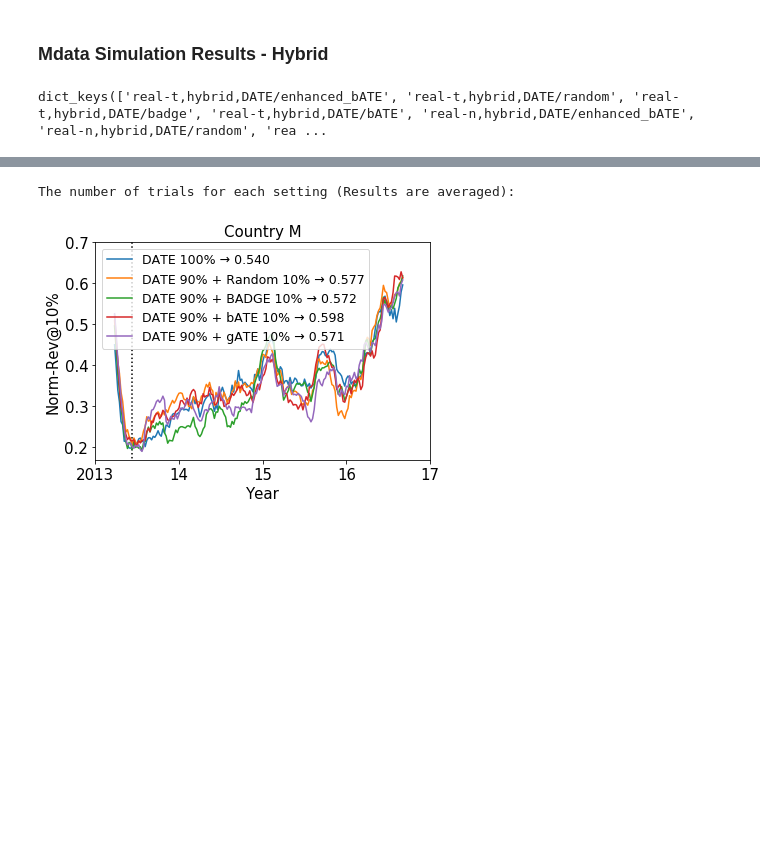
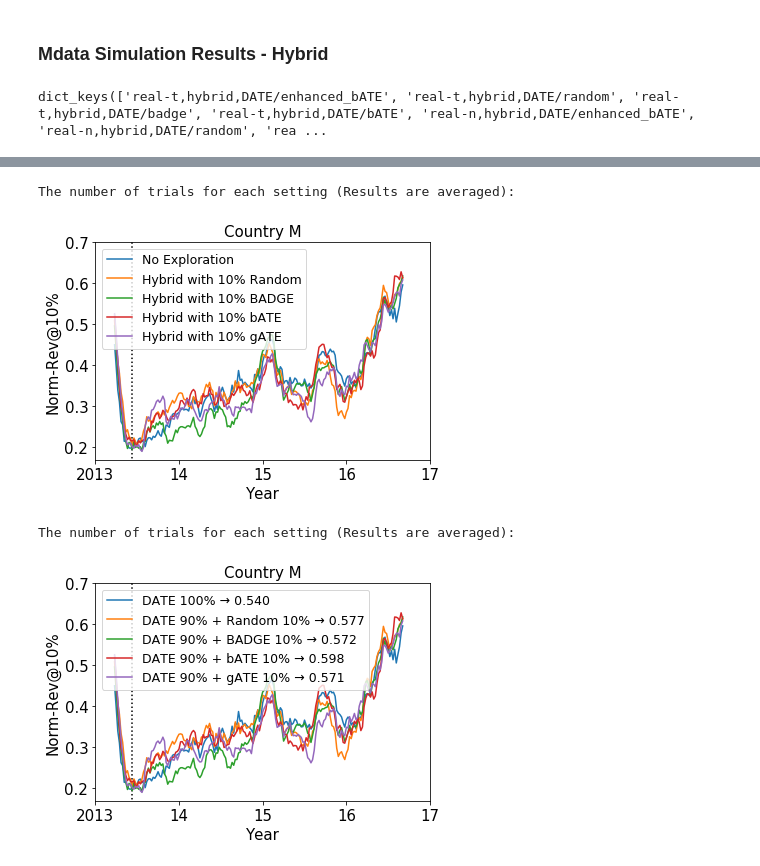
Before and after one commit to Seondong/Customs-Fraud-Detection, a Jupyter notebook: analysis/analysis-copy.ipynb, the cells around one changed output, grey strips where cells are left out. Drawn from its saved outputs; the diff is of its cells as text; code cells hidden in the pictures; blank space fills up the shorter version.

```diff
--- a/analysis/analysis-copy.ipynb
+++ b/analysis/analysis-copy.ipynb
@@ -137,3 +137,36 @@ real-m,DATE,- 5 0.5404
+# %%
+f = plt.figure()
+result_one_dataset = [key for key in full_results.keys() if 'real-m' in key]
+print('The number of trials for each setting (Results are averaged):')
+for key in ['real-m,DATE,-', 'real-m,hybrid,DATE/random', 'real-m,hybrid,DATE/badge', 'real-m,hybrid,DATE/bATE', 'real-m,hybrid,DATE/enhanced_bATE']: # result_one_dataset:
+    avg_result = pd.concat([*full_results[key]], axis=1).mean(axis=1)
+    if key == 'real-m,hybrid,DATE/enhanced_bATE':
+        plt.plot(avg_result.index, avg_result, label='Hybrid with 10% gATE')
+    if key == 'real-m,hybrid,DATE/random':
+        plt.plot(avg_result.index, avg_result, label='Hybrid with 10% Random')
+    if key == 'real-m,hybrid,DATE/badge':
+        plt.plot(avg_result.index, avg_result, label='Hybrid with 10% BADGE')
+    if key == 'real-m,hybrid,DATE/bATE':
+        plt.plot(avg_result.index, avg_result, label='Hybrid with 10% bATE')
+    if key == 'real-m,DATE,-':
+        plt.plot(avg_result.index, avg_result, label='No Exploration')
+
+plt.legend(loc='upper left', fontsize=12.5)
+plt.vlines(23, 0, 1, linestyles ="dotted", colors ="k")
+plt.ylabel(var, fontsize=15)
+plt.xlabel('Year', fontsize=15)
+plt.xticks(ticks=[0,52,104,156,208], labels=['2013', 14, 15, 16,17], fontsize=15)
+plt.yticks(fontsize=15)
+plt.title('Country M', fontsize=15)
+plt.ylabel('Norm-Rev@10%', fontsize=15)
+plt.ylim(0.17,0.7)
+
+plt.show()
+plt.close()
+f.savefig("hybrid-m-notick.pdf", bbox_inches='tight')
+# %% [output]
+The number of trials for each setting (Results are averaged):
+[figure, added]
 # %%
 f = plt.figure()
 result_one_dataset = [key for key in full_results.keys() if 'real-m' in key]
```
Also changed, not shown: parts of 14 cells of this notebook, 18 other files.
